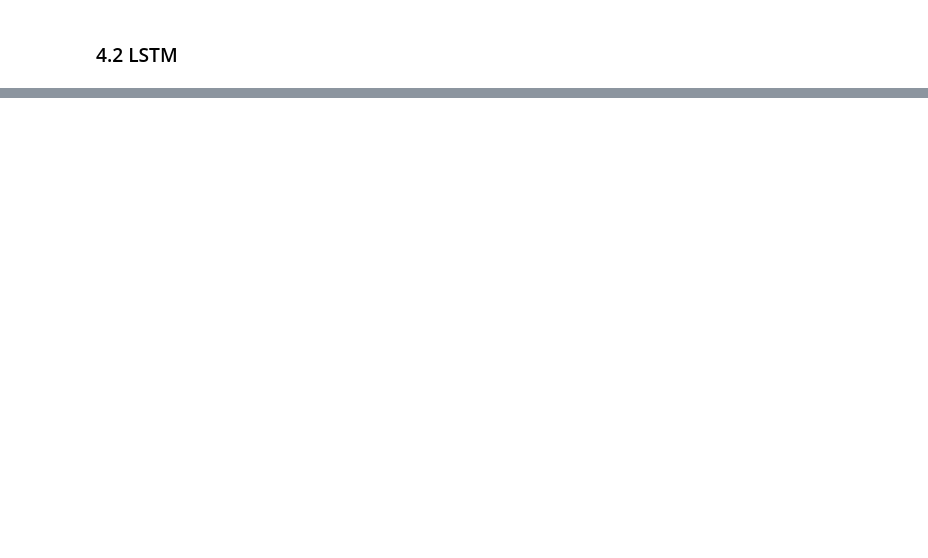
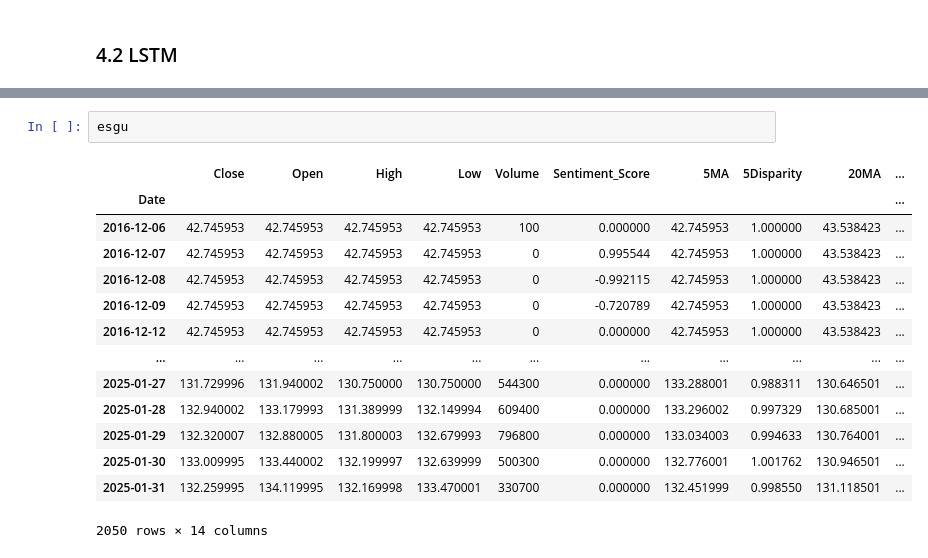
Before and after one commit to won172/DB, a Jupyter notebook: 코드/predict_esgu.ipynb, the cells around one changed output, grey strips where cells are left out. Saved outputs shown, nothing was run; the diff lists cells and outputs as text; blank space fills up the shorter version.

```diff
--- a/코드/predict_esgu.ipynb
+++ b/코드/predict_esgu.ipynb
@@ -297,0 +339,17 @@ MAE: 0.012760870245076439
+# %%
+esgu
+# %% [output]
+|  | Close | Open | High | Low | Volume | Sentiment_Score | 5MA | 5Disparity | 20MA | ... |
+| Date |  |  |  |  |  |  |  |  |  | ... |
+| 2016-12-06 | 42.745953 | 42.745953 | 42.745953 | 42.745953 | 100 | 0.000000 | 42.745953 | 1.000000 | 43.538423 | ... |
+| 2016-12-07 | 42.745953 | 42.745953 | 42.745953 | 42.745953 | 0 | 0.995544 | 42.745953 | 1.000000 | 43.538423 | ... |
+| 2016-12-08 | 42.745953 | 42.745953 | 42.745953 | 42.745953 | 0 | -0.992115 | 42.745953 | 1.000000 | 43.538423 | ... |
+| 2016-12-09 | 42.745953 | 42.745953 | 42.745953 | 42.745953 | 0 | -0.720789 | 42.745953 | 1.000000 | 43.538423 | ... |
+| 2016-12-12 | 42.745953 | 42.745953 | 42.745953 | 42.745953 | 0 | 0.000000 | 42.745953 | 1.000000 | 43.538423 | ... |
+| ... | ... | ... | ... | ... | ... | ... | ... | ... | ... | ... |
+| 2025-01-27 | 131.729996 | 131.940002 | 130.750000 | 130.750000 | 544300 | 0.000000 | 133.288001 | 0.988311 | 130.646501 | ... |
+| 2025-01-28 | 132.940002 | 133.179993 | 131.389999 | 132.149994 | 609400 | 0.000000 | 133.296002 | 0.997329 | 130.685001 | ... |
+| 2025-01-29 | 132.320007 | 132.880005 | 131.800003 | 132.679993 | 796800 | 0.000000 | 133.034003 | 0.994633 | 130.764001 | ... |
+| 2025-01-30 | 133.009995 | 133.440002 | 132.199997 | 132.639999 | 500300 | 0.000000 | 132.776001 | 1.001762 | 130.946501 | ... |
+| 2025-01-31 | 132.259995 | 134.119995 | 132.169998 | 133.470001 | 330700 | 0.000000 | 132.451999 | 0.998550 | 131.118501 | ... |
+2050 rows × 14 columns
```
Also changed, not shown: parts of 11 cells of this notebook, 2 other files.
